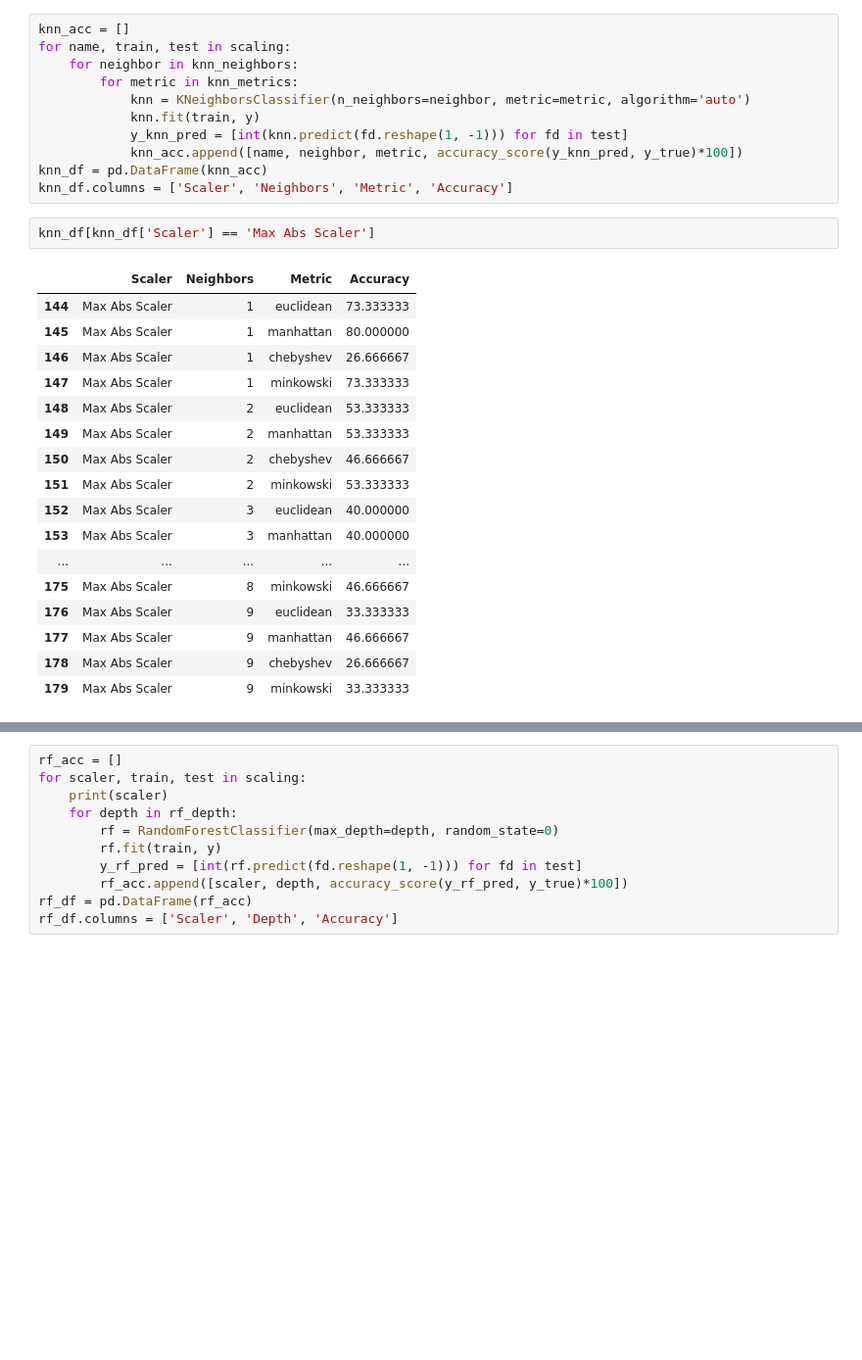
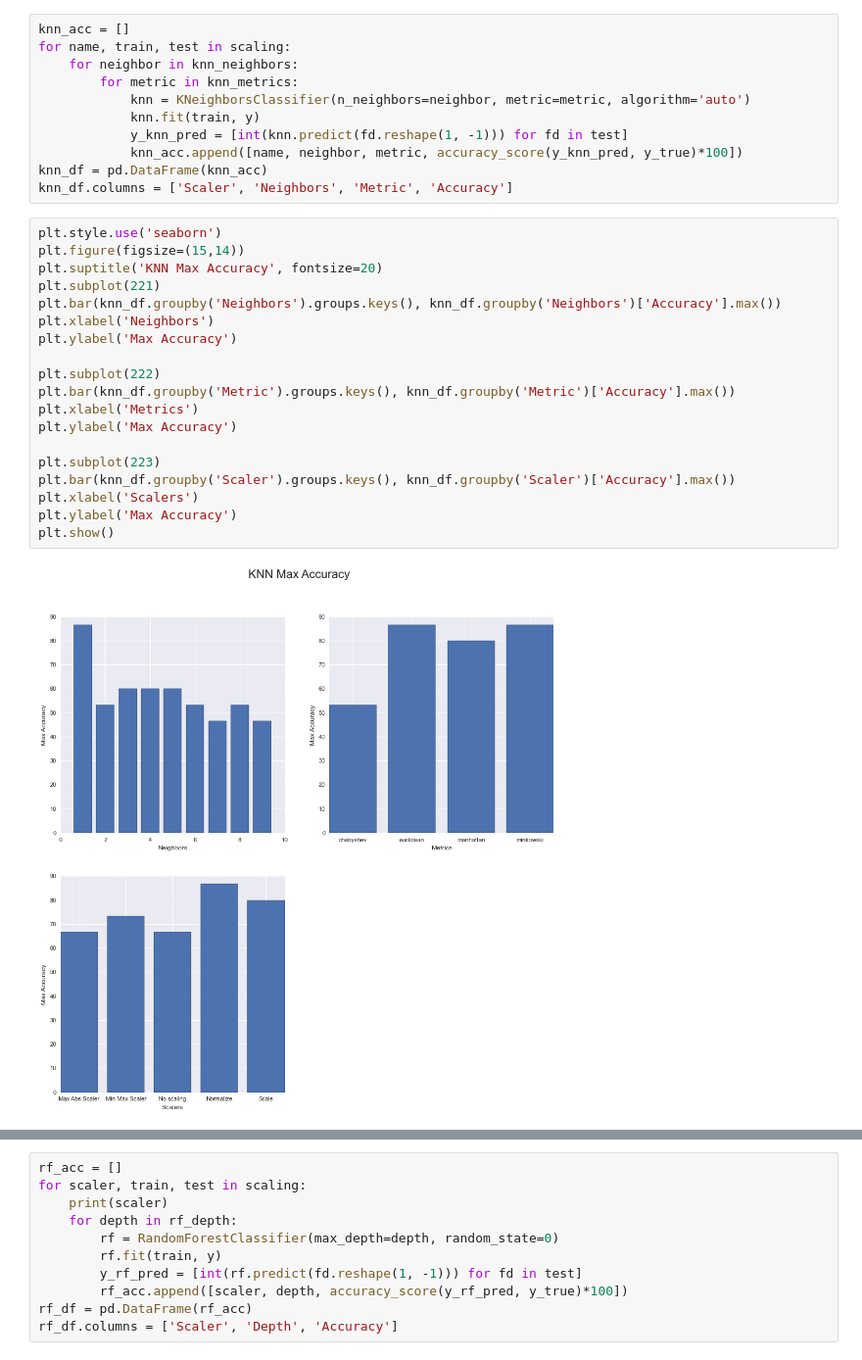
Before and after one commit to ionescuvlad97/hand-gesture-recognition, a Jupyter notebook: Untitled2.ipynb, the cells around one changed output, grey strips where cells are left out. Shown: that part at 98% size. Drawn from its saved outputs; the diff is of its cells as text; blank space fills up the shorter version.

Commit message:
Add plots for data visualization

```diff
--- a/Untitled2.ipynb
+++ b/Untitled2.ipynb
@@ -83,23 +82,24 @@ for name, train, test in scaling:
             knn_acc.append([name, neighbor, metric, accuracy_score(y_knn_pred, y_true)*100])
 knn_df = pd.DataFrame(knn_acc)
 knn_df.columns = ['Scaler', 'Neighbors', 'Metric', 'Accuracy']
-# %%
-knn_df[knn_df['Scaler'] == 'Max Abs Scaler']
-# %% [output]
-|  | Scaler | Neighbors | Metric | Accuracy |
-| 144 | Max Abs Scaler | 1 | euclidean | 73.333333 |
-| 145 | Max Abs Scaler | 1 | manhattan | 80.000000 |
-| 146 | Max Abs Scaler | 1 | chebyshev | 26.666667 |
-| 147 | Max Abs Scaler | 1 | minkowski | 73.333333 |
-| 148 | Max Abs Scaler | 2 | euclidean | 53.333333 |
-| 149 | Max Abs Scaler | 2 | manhattan | 53.333333 |
-| 150 | Max Abs Scaler | 2 | chebyshev | 46.666667 |
-| 151 | Max Abs Scaler | 2 | minkowski | 53.333333 |
-| 152 | Max Abs Scaler | 3 | euclidean | 40.000000 |
-| 153 | Max Abs Scaler | 3 | manhattan | 40.000000 |
-| ... | ... | ... | ... | ... |
-| 175 | Max Abs Scaler | 8 | minkowski | 46.666667 |
-| 176 | Max Abs Scaler | 9 | euclidean | 33.333333 |
-| 177 | Max Abs Scaler | 9 | manhattan | 46.666667 |
-| 178 | Max Abs Scaler | 9 | chebyshev | 26.666667 |
-| 179 | Max Abs Scaler | 9 | minkowski | 33.333333 |
+# %%
+plt.style.use('seaborn')
+plt.figure(figsize=(15,14))
+plt.suptitle('KNN Max Accuracy', fontsize=20)
+plt.subplot(221)
+plt.bar(knn_df.groupby('Neighbors').groups.keys(), knn_df.groupby('Neighbors')['Accuracy'].max())
+plt.xlabel('Neighbors')
+plt.ylabel('Max Accuracy')
+
+plt.subplot(222)
+plt.bar(knn_df.groupby('Metric').groups.keys(), knn_df.groupby('Metric')['Accuracy'].max())
+plt.xlabel('Metrics')
+plt.ylabel('Max Accuracy')
+
+plt.subplot(223)
+plt.bar(knn_df.groupby('Scaler').groups.keys(), knn_df.groupby('Scaler')['Accuracy'].max())
+plt.xlabel('Scalers')
+plt.ylabel('Max Accuracy')
+plt.show()
+# %% [output]
+[figure, added]
```
Also changed, not shown: parts of 10 cells of this notebook.
